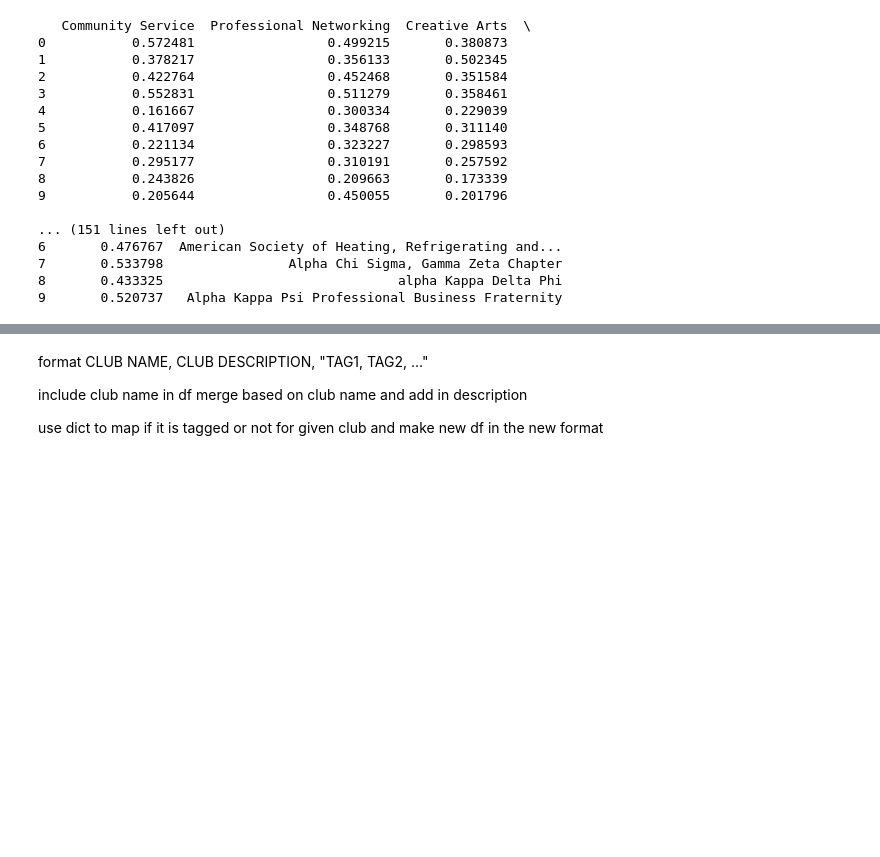
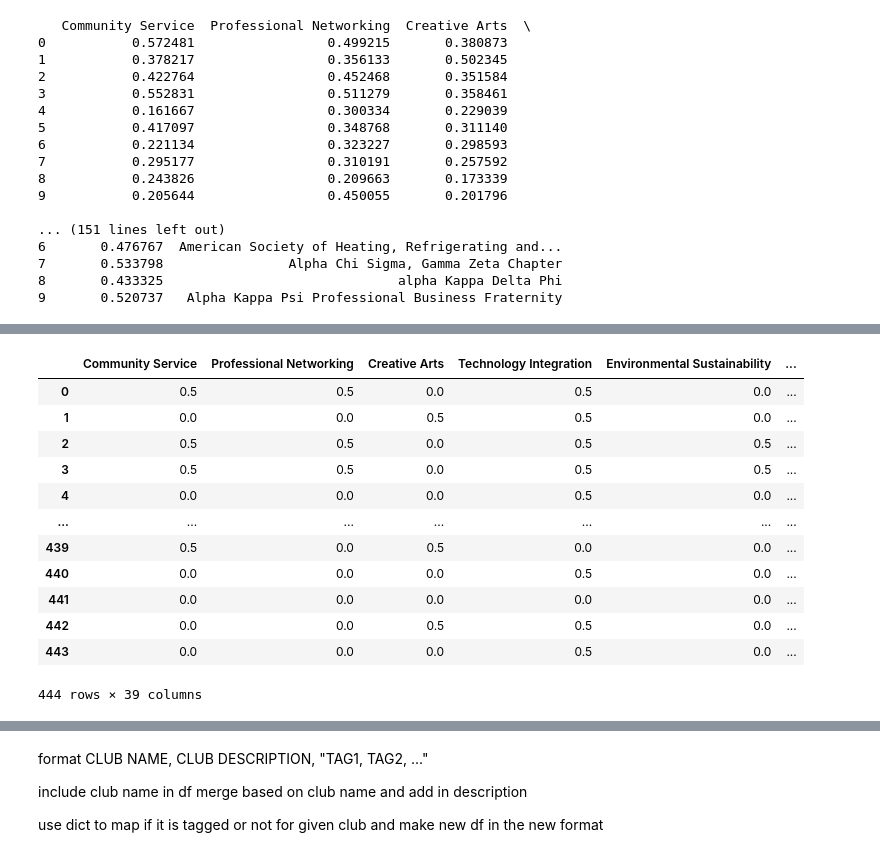
Before and after one commit to CPClubMatch/SocialConnection, a Jupyter notebook: quizlinking.ipynb, the cells around one changed output, grey strips where cells are left out. Drawn from its saved outputs; the diff is of its cells as text; code cells hidden in the pictures; blank space fills up the shorter version.

```diff
--- a/quizlinking.ipynb
+++ b/quizlinking.ipynb
@@ -57,2 +87,36 @@ final_df
+# %%
+thresh_low = .4
+thresh_high = .7
+club_names = new_df["Club Name"]
+for index, row in new_df.iloc[:, :-1].iterrows():
+    top3.append(row.nlargest(3).index.tolist())
+temp_df = new_df.iloc[:, :-1].mask(new_df.iloc[:, :-1] <= thresh_low, 0)
+temp_df = temp_df.iloc[:, :-1].mask((temp_df.iloc[:, :-1] > thresh_low) & (temp_df.iloc[:, :-1] <= thresh_high), .5)
+final_df3 = temp_df.iloc[:, :-1].mask(temp_df.iloc[:, :-1] > thresh_high, 1)
+
+for i in range(len(final_df3)):
+    for col in top3[i]:
+        if col in final_df3.columns:
+            if final_df3.loc[i, col] == 1:
+                final_df3.loc[i, col] += 1
+            else:
+                final_df3.loc[i, col] = 1
+final_df3["Club Name"] = club_names
+
+final_df3
+# %% [output]
+|  | Community Service | Professional Networking | Creative Arts | Technology Integration | Environmental Sustainability | ... |
+| 0 | 0.5 | 0.5 | 0.0 | 0.5 | 0.0 | ... |
+| 1 | 0.0 | 0.0 | 0.5 | 0.5 | 0.0 | ... |
+| 2 | 0.5 | 0.5 | 0.0 | 0.5 | 0.5 | ... |
+| 3 | 0.5 | 0.5 | 0.0 | 0.5 | 0.5 | ... |
+| 4 | 0.0 | 0.0 | 0.0 | 0.5 | 0.0 | ... |
+| ... | ... | ... | ... | ... | ... | ... |
+| 439 | 0.5 | 0.0 | 0.5 | 0.0 | 0.0 | ... |
+| 440 | 0.0 | 0.0 | 0.0 | 0.5 | 0.0 | ... |
+| 441 | 0.0 | 0.0 | 0.0 | 0.0 | 0.0 | ... |
+| 442 | 0.0 | 0.0 | 0.5 | 0.5 | 0.0 | ... |
+| 443 | 0.0 | 0.0 | 0.0 | 0.5 | 0.0 | ... |
+444 rows × 39 columns
 # %%
 
```
Also changed, not shown: parts of 8 cells of this notebook.
